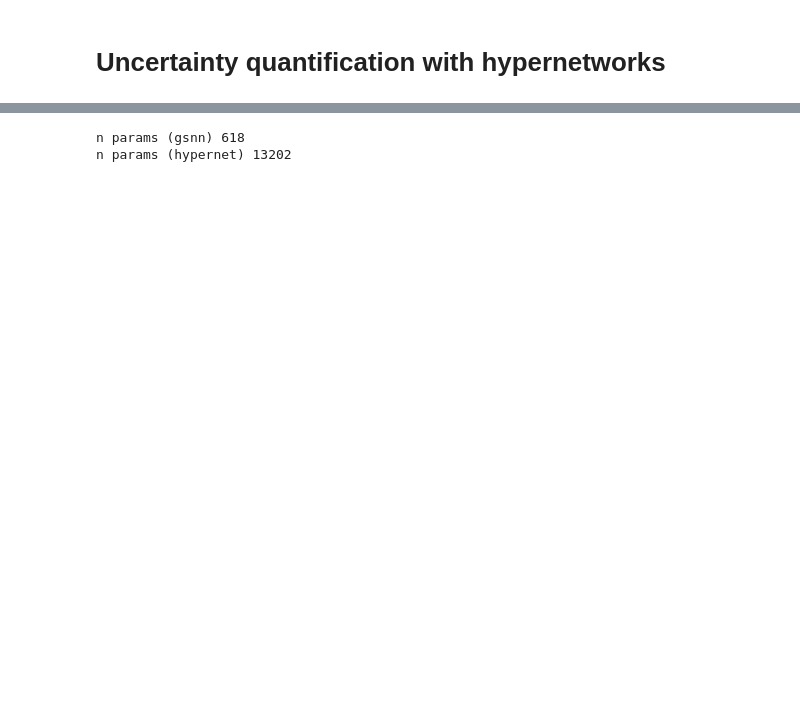
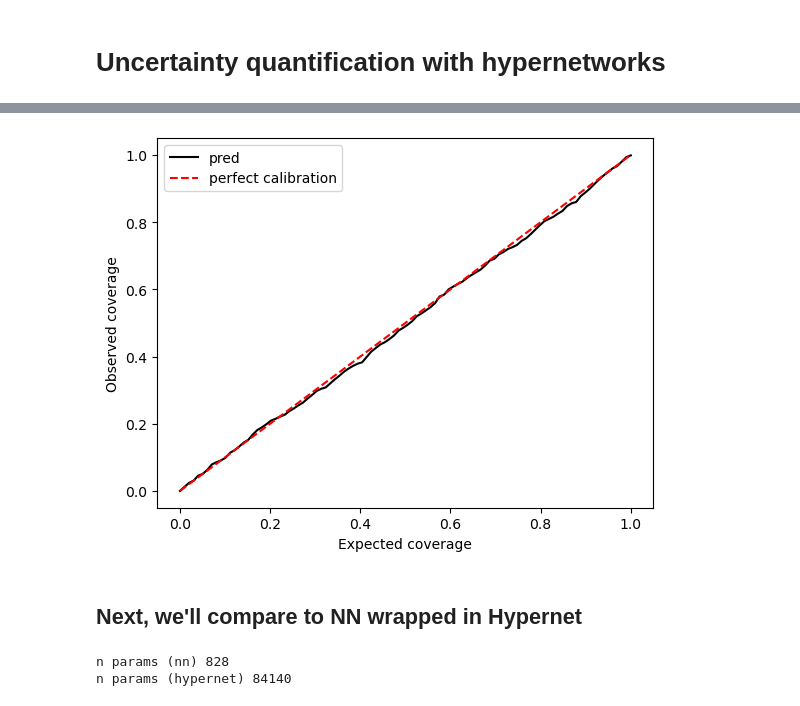
Before and after one commit to nathanieljevans/GSNN, a Jupyter notebook: docs/tutorials/07_UQ_with_HyperNetworks.ipynb, the cells around one changed output, grey strips where cells are left out. Cells and saved outputs as stored; diff of their text form; code cells hidden in the pictures; blank space fills up the shorter version.

```diff
--- a/docs/tutorials/07_UQ_with_HyperNetworks.ipynb
+++ b/docs/tutorials/07_UQ_with_HyperNetworks.ipynb
@@ -153,21 +144,36 @@ plt.show()
+# %%
+# calibration plot
+
+q_true = np.linspace(0,1,100)
+q_pred = []
+
+for q in q_true:
+    q_lcb, q_ucb = np.quantile(yhat_test, [0.5 - q/2, 0.5 + q/2], axis=0)
+    p_inside = np.mean((y_test.detach().cpu().numpy() >= q_lcb) & (y_test.detach().cpu().numpy() <= q_ucb))
+    q_pred.append(p_inside)
+
+plt.figure()
+plt.plot(q_true, q_pred, 'k-', label='pred')
+plt.plot(q_true, q_true, 'r--', label='perfect calibration')
+plt.xlabel('Expected coverage')
+plt.ylabel('Observed coverage')
+plt.legend()
+plt.show()
+# %% [output]
+[figure, added]
+# %% [markdown]
+## Next, we'll compare to NN wrapped in Hypernet
 # %%
-data = nx2pyg(G, input_nodes, function_nodes, output_nodes)
+nn = NN(in_channels=3, hidden_channels=25, out_channels=3, layers=2, norm=torch.nn.Identity)
+model = HyperNet(nn, stochastic_channels=5, width=100).to(device)
 
-gsnn = GSNN(data.edge_index_dict,
-             data.node_names_dict,
-             channels=30,
-             layers=2,
-             share_layers=False,
-             bias=True,
-             add_function_self_edges=True,
-             norm='layer',
-             dropout=0,
-             dropout_type='channel')
+print('n params (nn)', sum([p.numel() for p in nn.parameters()]))
+print('n params (hypernet)', sum([p.numel() for p in model.parameters()]))
 
-model = HyperNet(gsnn, stochastic_channels=10, width=20).to(device)
+optim = torch.optim.Adam(model.parameters(), lr=1e-3, weight_decay=0)
+crit = EnergyDistanceLoss()
 
-print('n params (gsnn)', sum([p.numel() for p in gsnn.parameters()]))
-print('n params (hypernet)', sum([p.numel() for p in model.parameters()]))
+samples = 100
 # %% [output]
-n params (gsnn) 618
-n params (hypernet) 13202
+n params (nn) 828
+n params (hypernet) 84140
```
Also changed, not shown: parts of 26 cells of this notebook, 3 other files.
